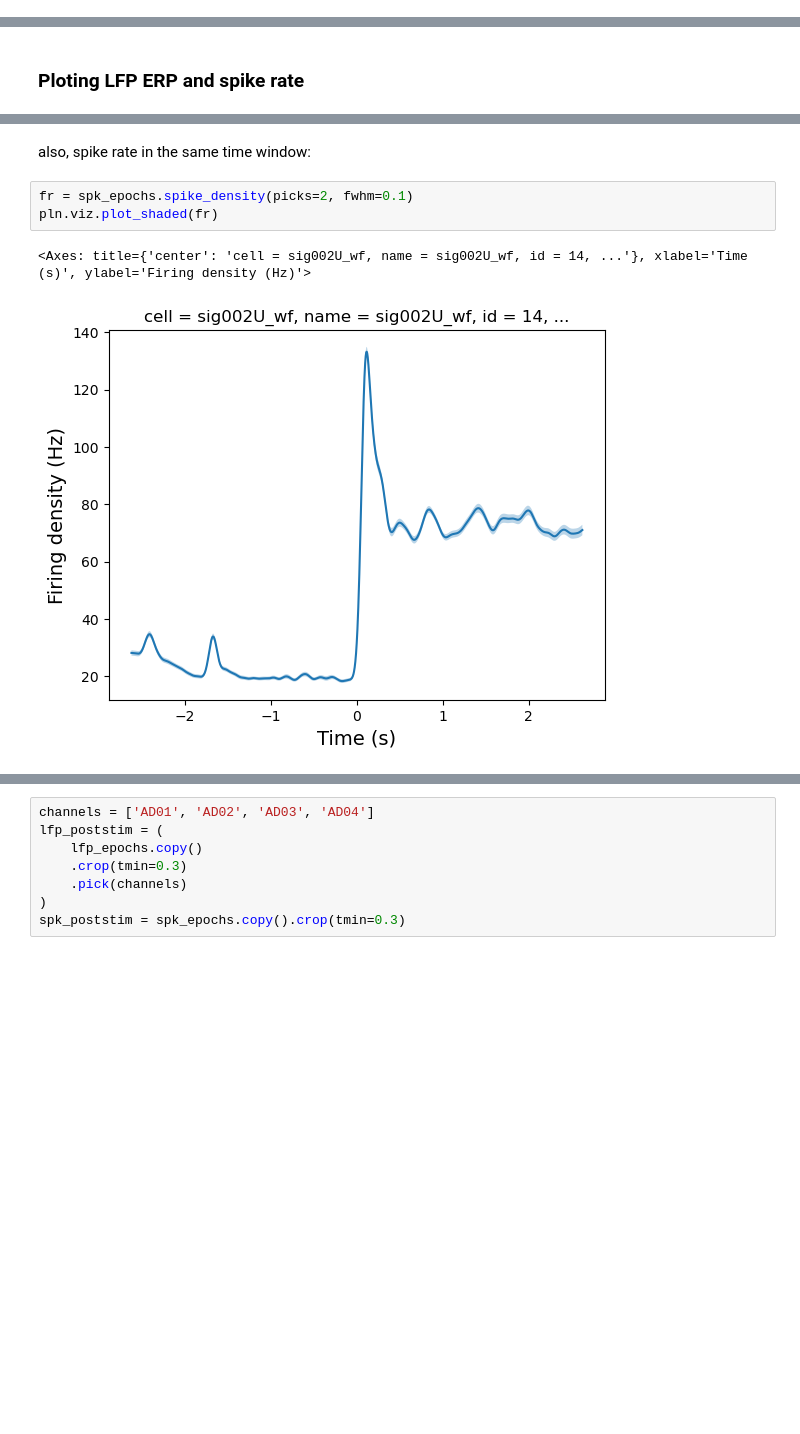
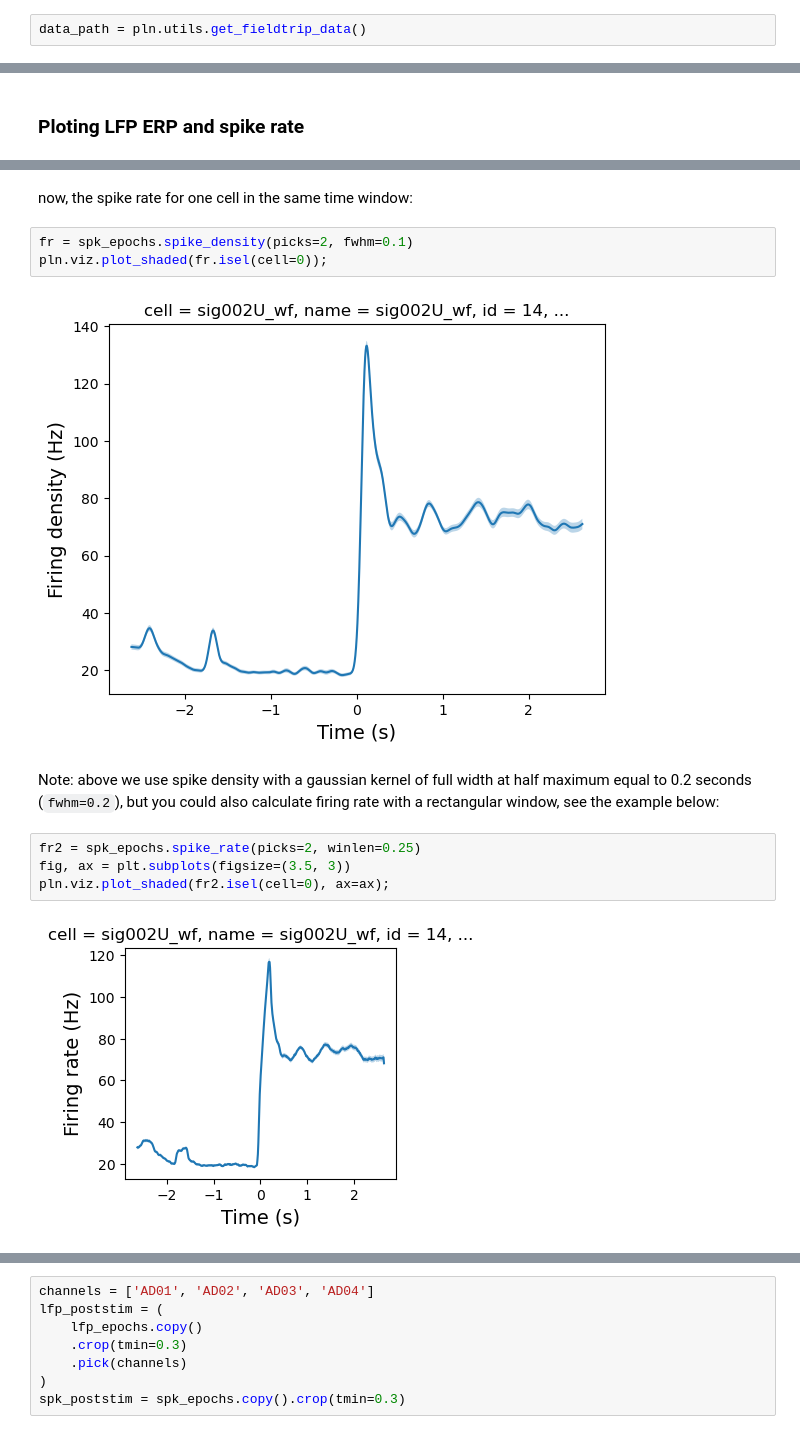
Before and after one commit to labianca/pylabianca, a Jupyter notebook: doc/spike-triggered_analysis.ipynb, the cells around one changed output, grey strips where cells are left out. Cells and saved outputs as stored; diff of their text form; blank space fills up the shorter version.

Commit message:
DOC: improve the spike-triggered analysis tutorial

```diff
--- a/doc/spike-triggered_analysis.ipynb
+++ b/doc/spike-triggered_analysis.ipynb
@@ -18,0 +17,2 @@ We will first read example FieldTrip plexon nex (NeuroExplorer) data. `pylabianc
+# %%
+data_path = pln.utils.get_fieldtrip_data()
@@ -145,10 +185,17 @@ NOTE: pick_channels() is a legacy function. New code should use inst.pick(...).
 # %% [markdown]
-also, spike rate in the same time window:
+now, the spike rate for one cell in the same time window:
 # %%
 fr = spk_epochs.spike_density(picks=2, fwhm=0.1)
-pln.viz.plot_shaded(fr)
+pln.viz.plot_shaded(fr.isel(cell=0));
 # %% [output]
-<Axes: title={'center': 'cell = sig002U_wf, name = sig002U_wf, id = 14, ...'}, xlabel='Time (s)', ylabel='Firing density (Hz)'>
 [figure]
+# %% [markdown]
+Note: above we use spike density with a gaussian kernel of full width at half maximum equal to 0.2 seconds (`fwhm=0.2`), but you could also calculate firing rate with a rectangular window, see the example below:
+# %%
+fr2 = spk_epochs.spike_rate(picks=2, winlen=0.25)
+fig, ax = plt.subplots(figsize=(3.5, 3))
+pln.viz.plot_shaded(fr2.isel(cell=0), ax=ax);
+# %% [output]
+[figure, added]
 # %% [markdown]
 ### Create spike-centered windows
```
Also changed, not shown: parts of 53 cells of this notebook.
